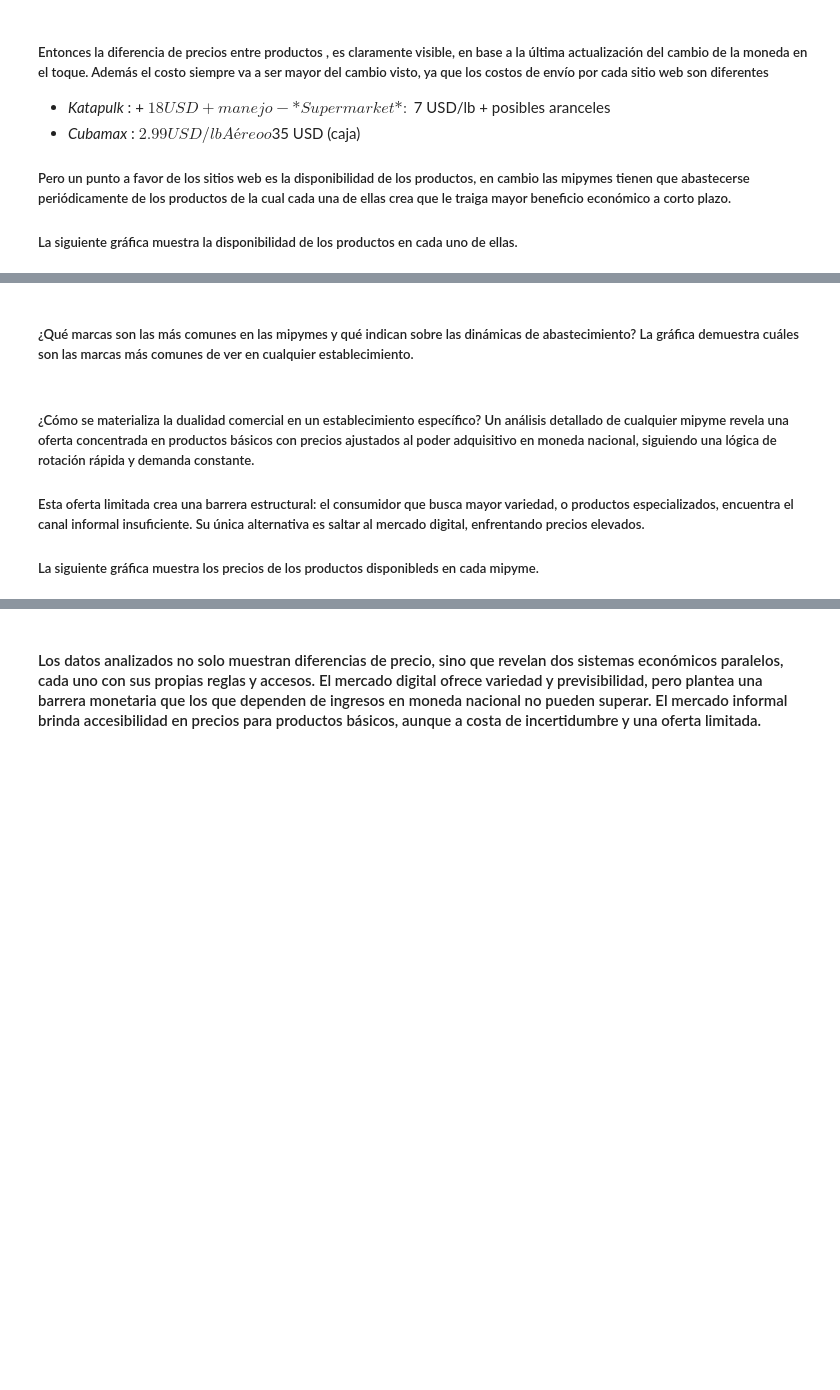
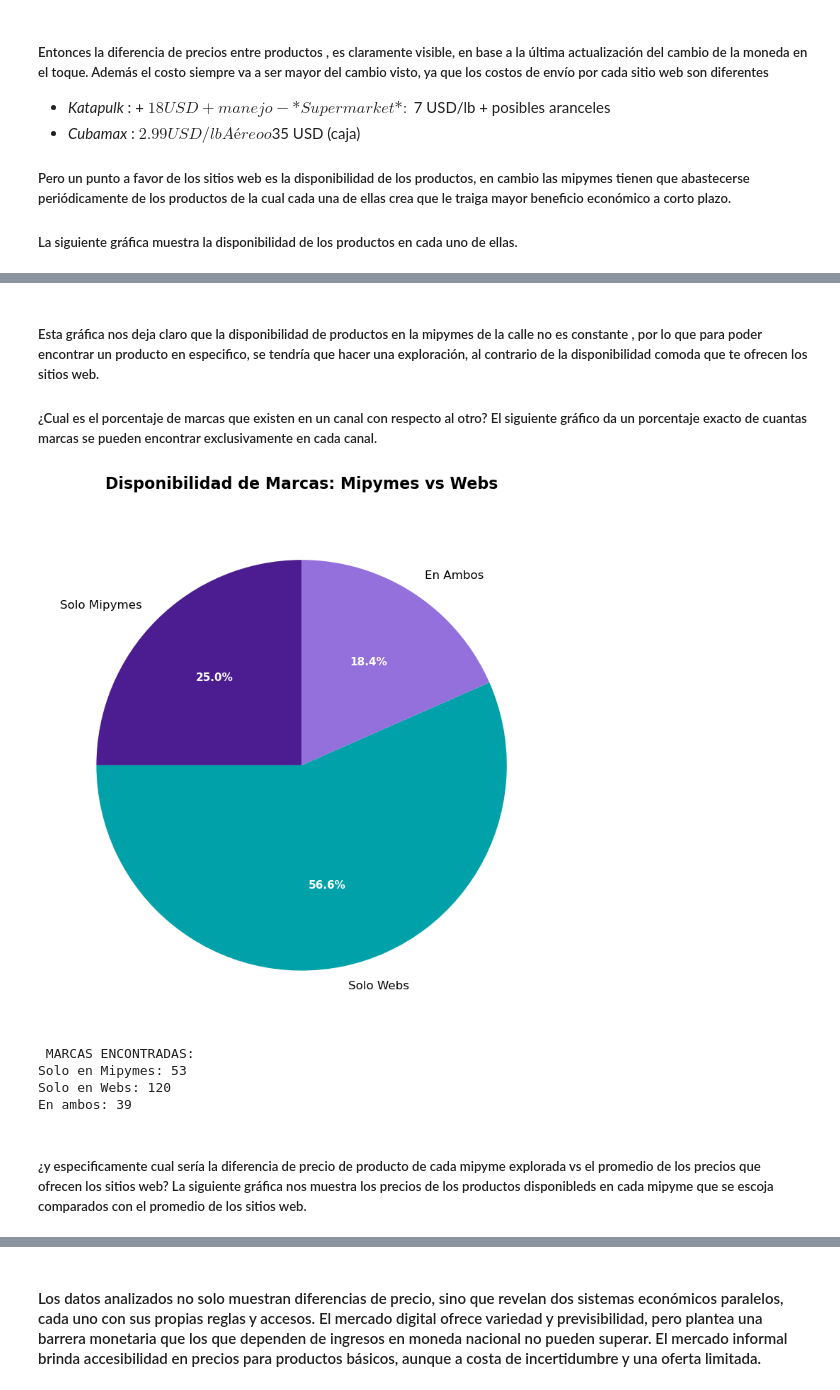
Before and after one commit to Angelyum/Proyecto-ICD-PRO, a Jupyter notebook: jupyter.ipynb, the cells around one changed output, grey strips where cells are left out. Cells and saved outputs as stored; diff of their text form; code cells hidden in the pictures; blank space fills up the shorter version.

```diff
--- a/jupyter.ipynb
+++ b/jupyter.ipynb
@@ -36,13 +46,17 @@ heatmap()
 # %% [markdown]
-##### ¿Qué marcas son las más comunes en las mipymes y qué indican sobre las dinámicas de abastecimiento? La gráfica demuestra cuáles son las marcas más comunes de ver en cualquier establecimiento.
+##### Esta gráfica nos deja claro que la disponibilidad de productos en la mipymes de la calle no es constante , por lo que para poder encontrar un producto en especifico, se tendría que hacer una exploración, al contrario de la disponibilidad comoda que te ofrecen los sitios web.
+##### ¿Cual es el porcentaje de marcas que existen en un canal con respecto al otro? El siguiente gráfico da un porcentaje exacto de cuantas marcas se pueden encontrar exclusivamente en cada canal.
 # %%
 from Elcodigo import *
-frecu_brand()
+dispo_marcas()
+# %% [output]
+[figure, added]
+ MARCAS ENCONTRADAS:
+Solo en Mipymes: 53
+Solo en Webs: 120
+En ambos: 39
 # %% [markdown]
-##### ¿Cómo se materializa la dualidad comercial en un establecimiento específico? Un análisis detallado de cualquier mipyme revela una oferta concentrada en productos básicos con precios ajustados al poder adquisitivo en moneda nacional, siguiendo una lógica de rotación rápida y demanda constante.
-
-##### Esta oferta limitada crea una barrera estructural: el consumidor que busca mayor variedad, o productos especializados, encuentra el canal informal insuficiente. Su única alternativa es saltar al mercado digital, enfrentando precios elevados.
-##### La siguiente gráfica muestra los precios de los productos disponibleds en cada mipyme.
+ ##### ¿y especificamente cual sería la diferencia de precio de producto de cada mipyme explorada vs el promedio de los precios que ofrecen los sitios web? La siguiente gráfica nos muestra los precios de los productos disponibleds en cada mipyme que se escoja comparados con el promedio de los sitios web.
 # %%
 from Elcodigo import *
 Mipyme_productos()
```
Also changed, not shown: parts of 5 cells of this notebook.
